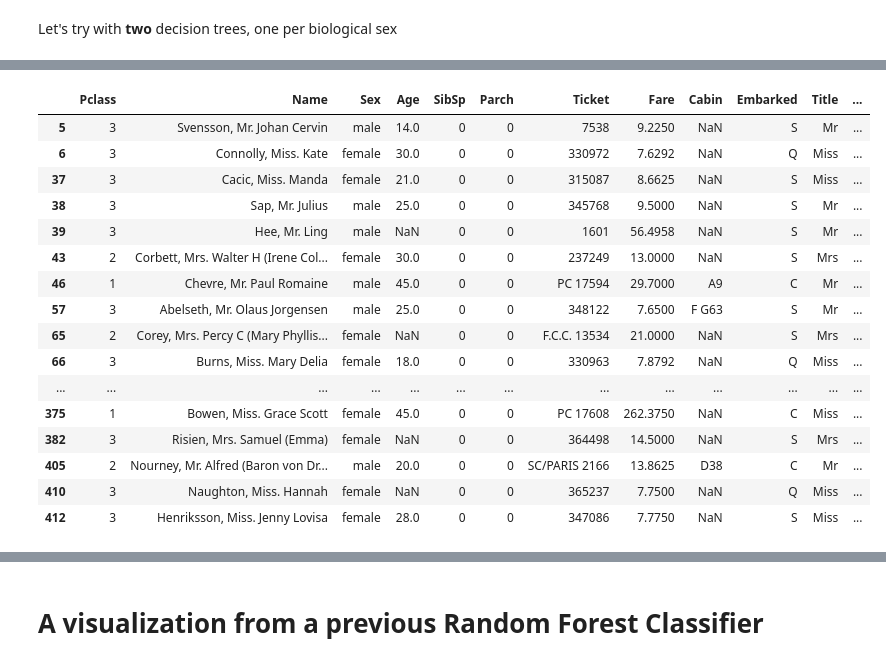
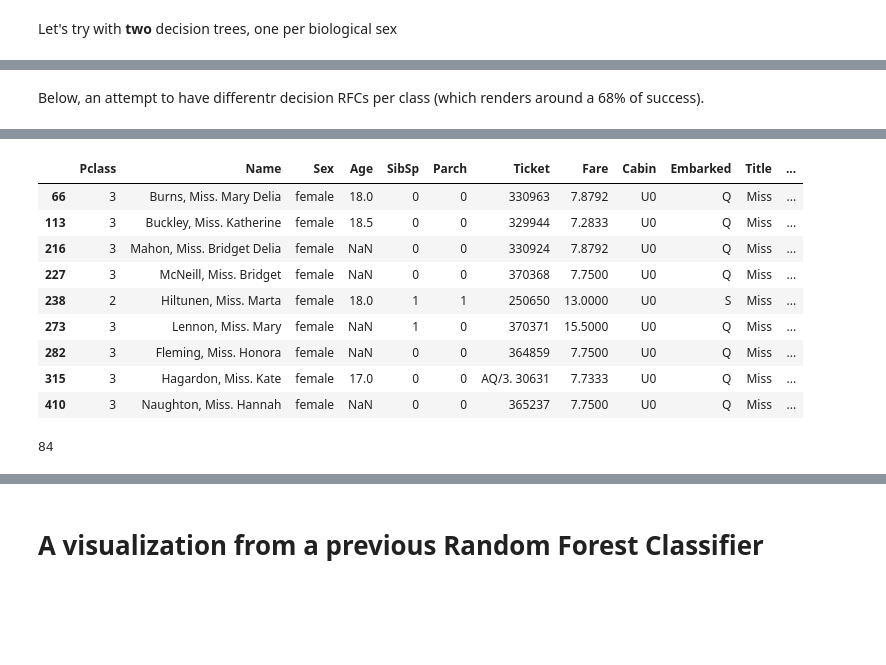
Before and after one commit to Glogs/kaggle_big_boat_which_sank, a Jupyter notebook: code/wrap up.ipynb, the cells around one changed output, grey strips where cells are left out. Saved outputs shown, nothing was run; the diff lists cells and outputs as text; code cells hidden in the pictures; blank space fills up the shorter version.

Commit message:
Played around with the features until I was able to get a better result.

```diff
--- a/code/wrap up.ipynb
+++ b/code/wrap up.ipynb
@@ -430,0 +509,16 @@ y_train_male = y_train[X_train_ready['Sex_male'] == 1]
+# %%
+%%time
+param_grid = { 'criterion': ['gini', 'entropy'],
+               'n_estimators': np.round(np.logspace(1, 3,num=10)).astype(int),
+               'min_samples_leaf': [3],#np.arange(1, 5),
+               'min_samples_split' : np.arange(6, 18, 2),
+               'max_depth': np.arange(4,6, 1)}
+grid_female = GridSearchCV(RandomForestClassifier(warm_start=True, n_jobs=-1), param_grid=param_grid, cv=5)
+grid_female.fit(X_train_ready_female, y_train_female)
+
+print(grid_female.best_score_)
+prediction = grid_female.predict(X_train_ready_female)
+print(((y_train_female - prediction) == 0).value_counts(normalize=True))
+
+prediction_female = grid_female.predict(X_test_ready_female)
+result_female = X_test_ready_female.join(pd.Series(prediction_female, name='Survived', index=X_test_ready_female.index))
@@ -472 +597,3 @@ False    0.236842
 Name: Survived, dtype: float64
+# %% [markdown]
+Below, an attempt to have differentr decision RFCs per class (which renders around a 68% of success).
@@ -473,15 +650,21 @@ Name: Survived, dtype: float64
 # %%
-errors = (X_test.join(pd.Series(prediction, name='Survived')))[(y_test - prediction) != 0]
-errors[errors['Survived'] == 1]
-#['Pclass'].value_counts()
-print(X_train['Pclass'].value_counts(normalize=True))
-print(X_test['Pclass'].value_counts(normalize=True))
-errors['Pclass'].value_counts()
-print("--- Survived per class (errors) ---")
-print(errors['Pclass'].groupby(errors['Survived']).value_counts())
-print("--- Family type per class (errors) ---")
-print(errors['Pclass'].groupby(errors['FamilyOnBoardType']).value_counts())
-print("--- Family type per survived (errors) ---")
-print(errors['FamilyOnBoardType'].groupby(errors['Survived']).value_counts(normalize=True))
-errors[errors['FamilyOnBoardType'] == 'single']
+errors = (X_test.join(pd.Series(prediction, name='Survived')).join(pd.Series(X_test_ready['Age'], name='NewAge')))[(y_test - prediction) != 0]
+#errors[errors['Survived'] == 1]
+##['Pclass'].value_counts()
+#print(X_train['Pclass'].value_counts(normalize=True))
+#print(X_test['Pclass'].value_counts(normalize=True))
+#errors['Pclass'].value_counts()
+#print("--- Survived per class (errors) ---")
+#print(errors['Pclass'].groupby(errors['Survived']).value_counts())
+#print("--- Family type per class (errors) ---")
+#print(errors['Pclass'].groupby(errors['FamilyOnBoardType']).value_counts())
+#print("--- Family type per survived (errors) ---")
+#print(errors['FamilyOnBoardType'].groupby(errors['Survived']).value_counts(normalize=True))
+#print(errors['Survived'].value_counts())
+#errors[errors['Survived'] == 1]
+#
+a = X_test_ready.join(pd.Series(y_test, name='Survived')).join(X_test['Name'])
+#a[((y_test - prediction) == 0) & (a['Sex'] == 'female') & (a['FamilyOnBoardType'] == 'single')]
+#X_test.loc[(a['Survived'] ==0) & (a["MotherAlone"] != 0.0)]
+errors.loc[(errors['Survived'] ==1) & (errors['NewAge'].between(7,19))]
 # %% [output]
@@ -505,17 +671,15 @@ Name: FamilyOnBoardType, dtype: float64
 |  | Pclass | Name | Sex | Age | SibSp | Parch | Ticket | Fare | Cabin | Embarked | Title | ... |
-| 5 | 3 | Svensson, Mr. Johan Cervin | male | 14.0 | 0 | 0 | 7538 | 9.2250 | NaN | S | Mr | ... |
-| 6 | 3 | Connolly, Miss. Kate | female | 30.0 | 0 | 0 | 330972 | 7.6292 | NaN | Q | Miss | ... |
-| 37 | 3 | Cacic, Miss. Manda | female | 21.0 | 0 | 0 | 315087 | 8.6625 | NaN | S | Miss | ... |
-| 38 | 3 | Sap, Mr. Julius | male | 25.0 | 0 | 0 | 345768 | 9.5000 | NaN | S | Mr | ... |
-| 39 | 3 | Hee, Mr. Ling | male | NaN | 0 | 0 | 1601 | 56.4958 | NaN | S | Mr | ... |
-| 43 | 2 | Corbett, Mrs. Walter H (Irene Col... | female | 30.0 | 0 | 0 | 237249 | 13.0000 | NaN | S | Mrs | ... |
-| 46 | 1 | Chevre, Mr. Paul Romaine | male | 45.0 | 0 | 0 | PC 17594 | 29.7000 | A9 | C | Mr | ... |
-| 57 | 3 | Abelseth, Mr. Olaus Jorgensen | male | 25.0 | 0 | 0 | 348122 | 7.6500 | F G63 | S | Mr | ... |
-| 65 | 2 | Corey, Mrs. Percy C (Mary Phyllis... | female | NaN | 0 | 0 | F.C.C. 13534 | 21.0000 | NaN | S | Mrs | ... |
-| 66 | 3 | Burns, Miss. Mary Delia | female | 18.0 | 0 | 0 | 330963 | 7.8792 | NaN | Q | Miss | ... |
-| ... | ... | ... | ... | ... | ... | ... | ... | ... | ... | ... | ... | ... |
-| 375 | 1 | Bowen, Miss. Grace Scott | female | 45.0 | 0 | 0 | PC 17608 | 262.3750 | NaN | C | Miss | ... |
-| 382 | 3 | Risien, Mrs. Samuel (Emma) | female | NaN | 0 | 0 | 364498 | 14.5000 | NaN | S | Mrs | ... |
-| 405 | 2 | Nourney, Mr. Alfred (Baron von Dr... | male | 20.0 | 0 | 0 | SC/PARIS 2166 | 13.8625 | D38 | C | Mr | ... |
-| 410 | 3 | Naughton, Miss. Hannah | female | NaN | 0 | 0 | 365237 | 7.7500 | NaN | Q | Miss | ... |
-| 412 | 3 | Henriksson, Miss. Jenny Lovisa | female | 28.0 | 0 | 0 | 347086 | 7.7750 | NaN | S | Miss | ... |
+| 66 | 3 | Burns, Miss. Mary Delia | female | 18.0 | 0 | 0 | 330963 | 7.8792 | U0 | Q | Miss | ... |
+| 113 | 3 | Buckley, Miss. Katherine | female | 18.5 | 0 | 0 | 329944 | 7.2833 | U0 | Q | Miss | ... |
+| 216 | 3 | Mahon, Miss. Bridget Delia | female | NaN | 0 | 0 | 330924 | 7.8792 | U0 | Q | Miss | ... |
+| 227 | 3 | McNeill, Miss. Bridget | female | NaN | 0 | 0 | 370368 | 7.7500 | U0 | Q | Miss | ... |
+| 238 | 2 | Hiltunen, Miss. Marta | female | 18.0 | 1 | 1 | 250650 | 13.0000 | U0 | S | Miss | ... |
+| 273 | 3 | Lennon, Miss. Mary | female | NaN | 1 | 0 | 370371 | 15.5000 | U0 | Q | Miss | ... |
+| 282 | 3 | Fleming, Miss. Honora | female | NaN | 0 | 0 | 364859 | 7.7500 | U0 | Q | Miss | ... |
+| 315 | 3 | Hagardon, Miss. Kate | female | 17.0 | 0 | 0 | AQ/3. 30631 | 7.7333 | U0 | Q | Miss | ... |
+| 410 | 3 | Naughton, Miss. Hannah | female | NaN | 0 | 0 | 365237 | 7.7500 | U0 | Q | Miss | ... |
+# %%
+# Minimum is 94-91 - 84!
+len(errors)
+# %% [output]
+84
```
Also changed, not shown: parts of 40 cells of this notebook.
